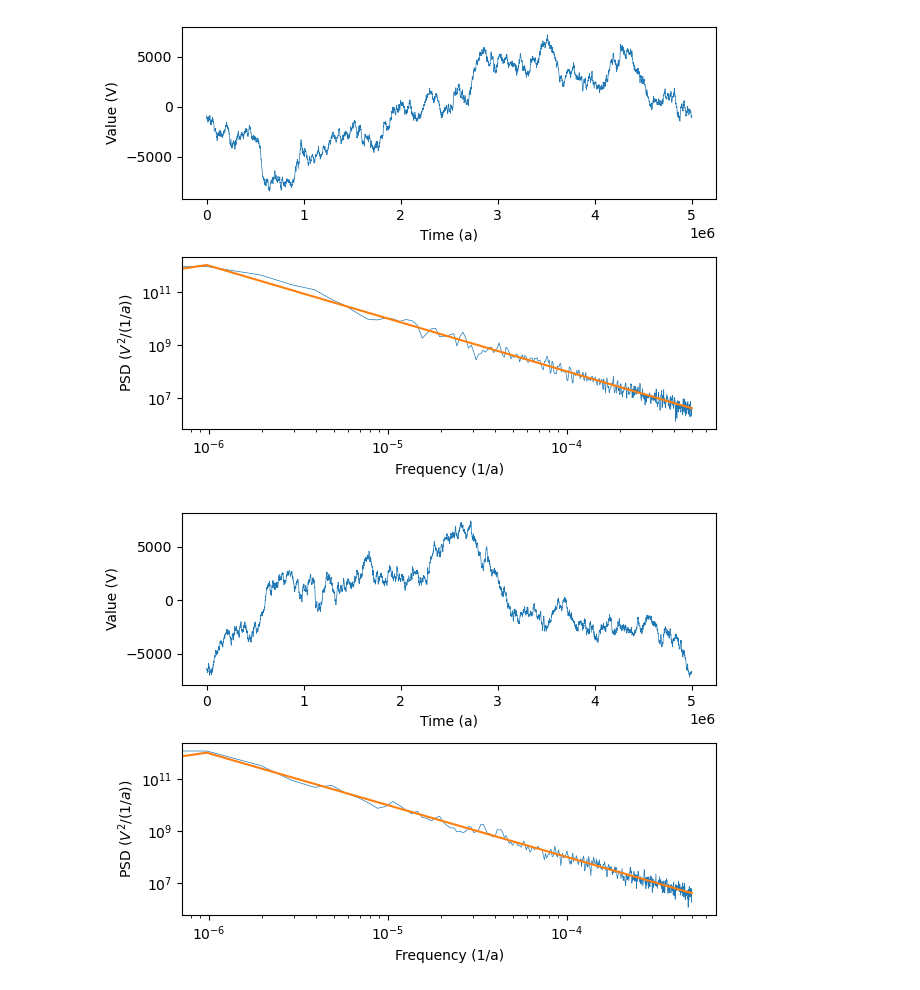
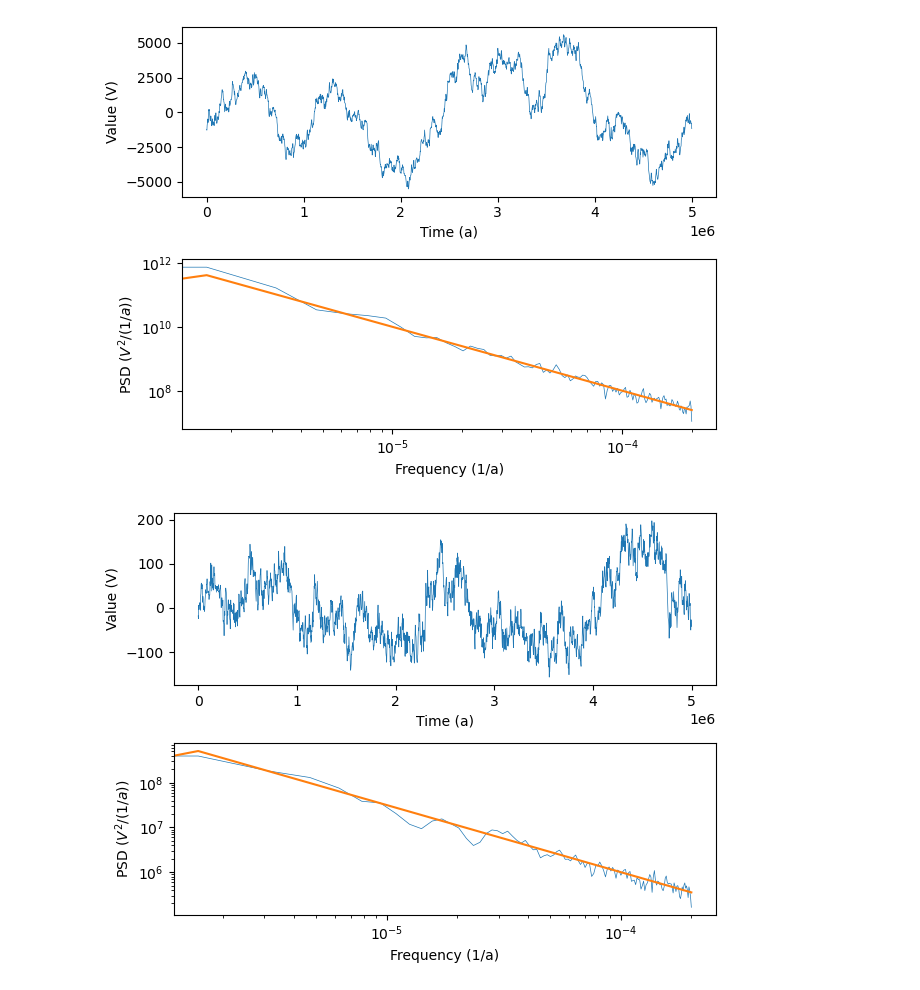
Before and after one commit to mkrapp/noise-models-for-paleocclimate-applications, a Jupyter notebook: notebooks/NoiseModels.ipynb, the cells around one changed output. Saved outputs shown, nothing was run; the diff lists cells and outputs as text; code cells hidden in the pictures.

```diff
--- a/notebooks/NoiseModels.ipynb
+++ b/notebooks/NoiseModels.ipynb
@@ -6,3 +7,16 @@ import matplotlib.pyplot as plt
+# %%
+# https://stackoverflow.com/a/34261500/1498309
+class _Lambda:
+
+    def __init__(self, func):
+        self._func = func
+
+    def __add__(self, other):
+        return _Lambda(
+            lambda *args, **kwds: self._func(*args, **kwds) + other._func(*args, **kwds))
+
+    def __call__(self, *args, **kwds):
+        return self._func(*args, **kwds)
 # %%
 # copied and adapted from https://gist.github.com/m-schubert/45c562146c6607b8990f1e8f34ff87b0
 # (c) Matthew Schubert
@@ -70,7 +84,7 @@ class NoiseGenerator:
             `scale`.
         """
 
-        return lambda f: scale + f*0
+        return _Lambda(lambda f: scale + f*0)
 
     @staticmethod
     def pink(scale=1.0):
@@ -87,7 +101,7 @@ class NoiseGenerator:
             is `scale`. At f = 0, the function will simply return 0.0.
         """
 
-        return lambda f: scale / np.where(f == 0.0, np.inf, f)
+        return _Lambda(lambda f: scale / np.where(f == 0.0, np.inf, f))
 
     @staticmethod
     def brownian(scale=1.0):
@@ -105,7 +119,7 @@ class NoiseGenerator:
             function will simply return 0.0.
         """
 
-        return lambda f: scale / np.where(f == 0.0, np.inf, f**2)
+        return _Lambda(lambda f: scale / np.where(f == 0.0, np.inf, f**2))
 
     @staticmethod
     def blue(scale=1.0):
@@ -122,7 +136,7 @@ class NoiseGenerator:
             is `scale`.
         """
 
-        return lambda f: scale * f
+        return _Lambda(lambda f: scale * f)
 
     @staticmethod
     def violet(scale=1.0):
@@ -139,7 +153,7 @@ class NoiseGenerator:
             :math:`s` is `scale`.
         """
 
-        return lambda f: scale * f**2
+        return _Lambda(lambda f: scale * f**2)
 
     @staticmethod
     def powerlaw(scale=1.0, x=1.0):
@@ -160,7 +174,7 @@ class NoiseGenerator:
             function will simply return 0.0.
         """
 
-        return lambda f: scale / np.where(f == 0.0, np.inf, f**x)
+        return _Lambda(lambda f: scale / np.where(f == 0.0, np.inf, f**x))
 
     # Some common aliases for the various colours of noise
     brown = brownian
@@ -196,7 +210,7 @@ class NoiseGenerator:
             with np.errstate(divide="ignore"):
                 return np.exp(np.interp(np.log(f), log_frequencies, log_psds))
 
-        return colour
+        return _Lambda(colour)
 
     def _base_noise(self, dt, n):
         """Produces a frequency domain representation of uniformly sampled
@@ -232,8 +246,8 @@ def plot_psd(x_t, dt, **kwargs):
     fig.tight_layout()
     return fig, ax
 # %%
-dt = 1000.0
-n = 5000
+dt = 2500.0
+n = 2000
 #nperseg = 512
 nperseg = 2**np.log2(n/4).astype(int)
 ng = NoiseGenerator(1234)
@@ -274,11 +288,11 @@ fig, ax = plot_psd(brownian, dt, nperseg=nperseg)
 x = ax[1].lines[0].get_xdata()
 l, = ax[1].plot(x,ng.brownian()(x))
 # %% [output]
-[figure, old version]
+[figure, new version]
 # %%
-powerlaw = ng.generate(dt, n, colour=ng.powerlaw(x=2))
+powerlaw = ng.generate(dt, n, colour=ng.powerlaw(x=1.5))
 fig, ax = plot_psd(powerlaw, dt, nperseg=nperseg)
 x = ax[1].lines[0].get_xdata()
-l, = ax[1].plot(x,ng.powerlaw(x=2)(x))
+l, = ax[1].plot(x,ng.powerlaw(x=1.5)(x))
 # %% [output]
-[figure, old version]
+[figure, new version]
```
Also changed, not shown: parts of 9 cells of this notebook.
